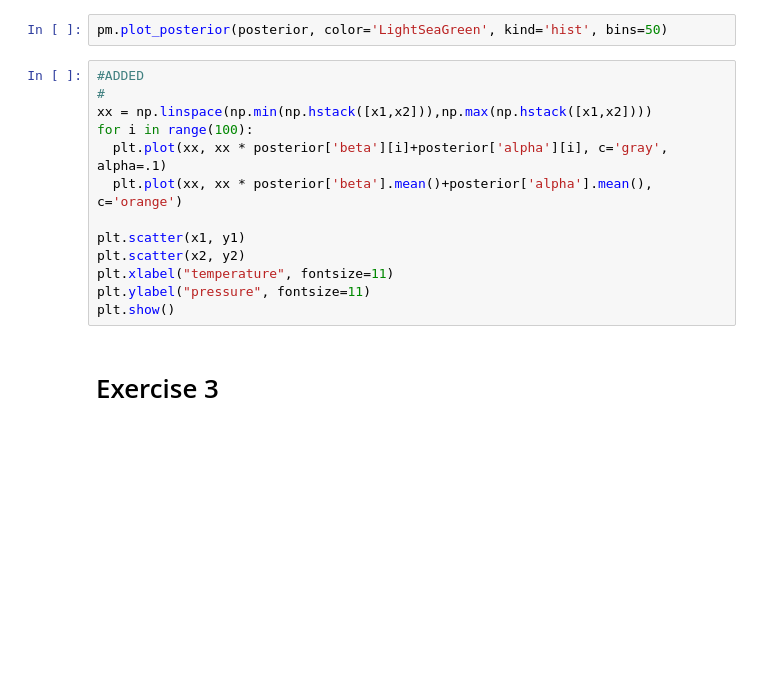
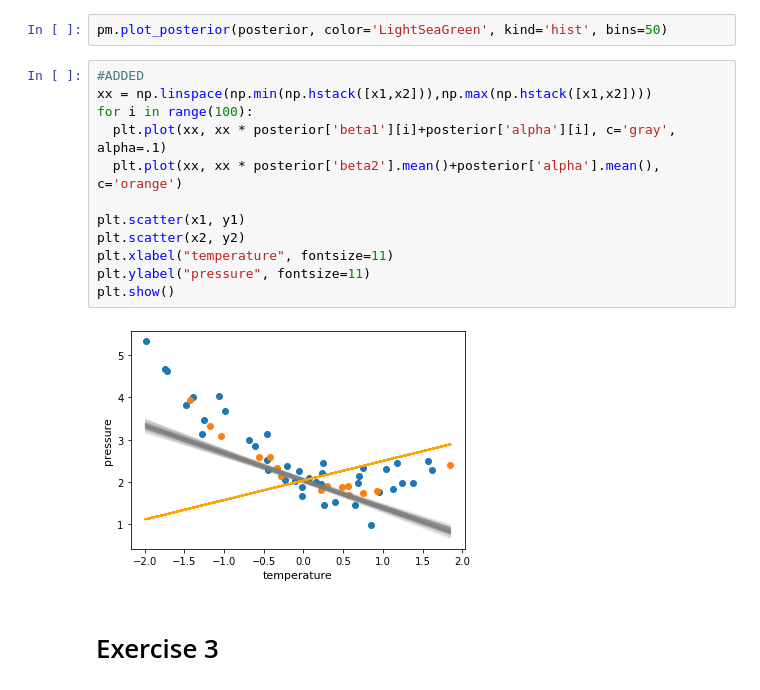
Before and after one commit to erinkhoo/ProbAppNotes, a Jupyter notebook: Notebooks_Notes/Exam Prep/ExamB_init.ipynb, the cells around one changed output. Saved outputs shown, nothing was run; the diff lists cells and outputs as text; blank space fills up the shorter version.

```diff
--- a/Notebooks_Notes/Exam Prep/ExamB_init.ipynb
+++ b/Notebooks_Notes/Exam Prep/ExamB_init.ipynb
@@ -140,17 +170,18 @@ plt.show()
 pm.plot_posterior(posterior, color='LightSeaGreen', kind='hist', bins=50)
 # %%
 #ADDED
-#
 xx = np.linspace(np.min(np.hstack([x1,x2])),np.max(np.hstack([x1,x2])))
 for i in range(100):
-  plt.plot(xx, xx * posterior['beta'][i]+posterior['alpha'][i], c='gray', alpha=.1)
-  plt.plot(xx, xx * posterior['beta'].mean()+posterior['alpha'].mean(), c='orange')
+  plt.plot(xx, xx * posterior['beta1'][i]+posterior['alpha'][i], c='gray', alpha=.1)
+  plt.plot(xx, xx * posterior['beta2'].mean()+posterior['alpha'].mean(), c='orange')
 
 plt.scatter(x1, y1)
 plt.scatter(x2, y2)
 plt.xlabel("temperature", fontsize=11)
 plt.ylabel("pressure", fontsize=11)
 plt.show()
+# %% [output]
+[figure, added]
 # %% [markdown]
 # Exercise 3
 # %%
```
Also changed, not shown: parts of 20 cells of this notebook, 5 other files.
